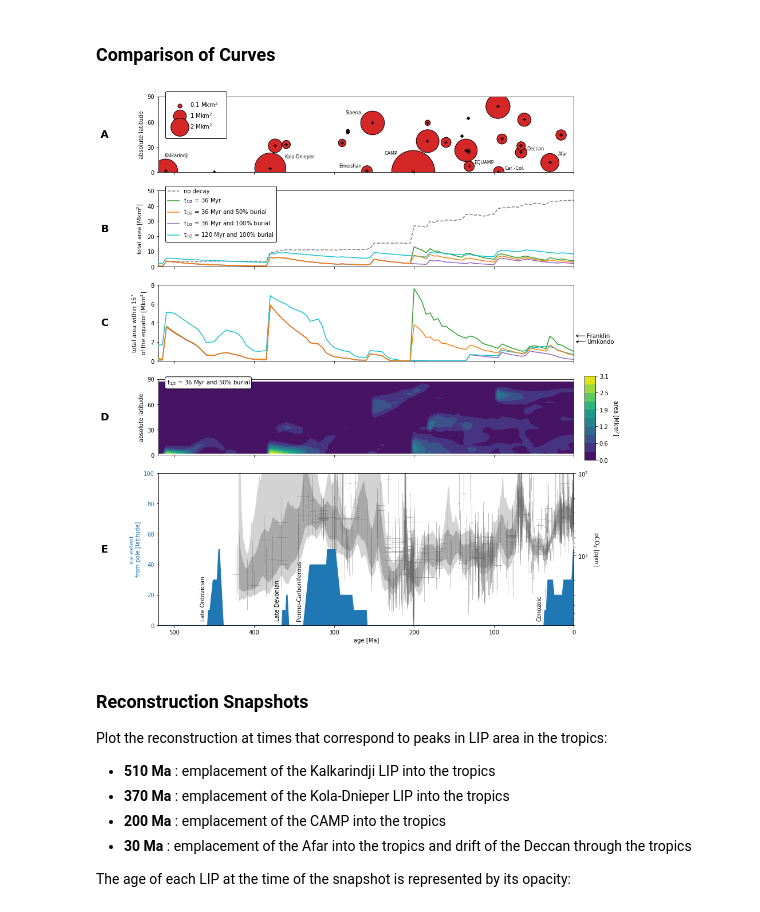
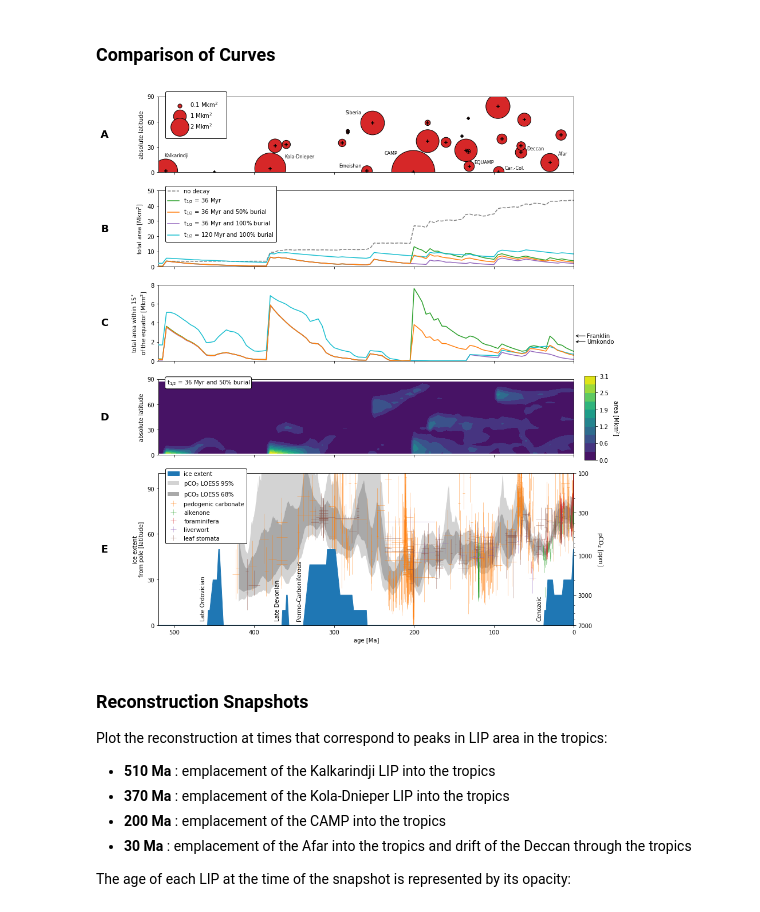
Before and after one commit to Swanson-Hysell-Group/2020_large_igneous_provinces, a Jupyter notebook: Code/LIP_Reconstruction.ipynb, the cells around one changed output. Cells and saved outputs as stored; diff of their text form; code cells hidden in the pictures.

Commit message:
differentiate between pCO2 proxies in figure, and output zonal areas for 10,15, and 20

```diff
--- a/Code/LIP_Reconstruction.ipynb
+++ b/Code/LIP_Reconstruction.ipynb
@@ -1008,69 +1005,73 @@ ax[3].text(-0.13, 0.5, 'D', fontweight='bold', fontsize=18,
 
 ### ICE EXTENT
 
-ax[4].fill_between(ice['AGE (MA)'], ice['LATITUDE FROM POLE'], color='C0')
+h1 = ax[4].fill_between(ice['AGE (MA)'], ice['LATITUDE FROM POLE'], color='C0', label='ice extent')
 ax[4].set_xlabel('age [Ma]')
-ax[4].set_ylabel('ice extent\nfrom pole [latitude]', color='C0')
-ax[4].tick_params(axis='y', labelcolor='C0')
+ax[4].set_ylabel('ice extent\nfrom pole [latitude]')
 ax[4].set_ylim(0,100)
+ax[4].set_yticks([0,30,60,90])
 ax[4].text(464, 3, 'Late Ordovician', rotation=90,
            horizontalalignment='center',verticalalignment='bottom')
 ax[4].text(371, 3, 'Late Devonian', rotation=90,
            horizontalalignment='center',verticalalignment='bottom')
 ax[4].text(344, 3, 'Permo-Carboniferous', rotation=90,
            horizontalalignment='center',verticalalignment='bottom')
 ax[4].text(43, 3, 'Cenozoic', rotation=90,
            horizontalalignment='center',verticalalignment='bottom')
 ax[4].text(-0.13, 0.5, 'E', fontweight='bold', fontsize=18,
            horizontalalignment='center',verticalalignment='center',transform=ax[4].transAxes)
 ax[4].patch.set_visible(False) # hide the 'canvas' so I can plot the pCO2 below it
 
 ### pCO2
 
 twinax = ax[4].twinx()
 twinax.set_zorder(ax[4].get_zorder()-1) # put the twinax behind
 twinax.set_yscale('log')
-twinax.fill_between(x=pCO2_LOESS['Age (Ma)'],y1=pCO2_LOESS['lw95%'],y2=pCO2_LOESS['up95%'],
-                    facecolor='lightgrey', zorder=1)
-twinax.fill_between(x=pCO2_LOESS['Age (Ma)'],y1=pCO2_LOESS['lw68%'],y2=pCO2_LOESS['up68%'],
-                    facecolor='darkgrey', zorder=2)
-twinax.errorbar(pCO2_alkenones['Age_Ma'], pCO2_alkenones['CO2_ppm'],
-                xerr=[pCO2_alkenones['Age_Ma']-pCO2_alkenones['Age_young'], pCO2_alkenones['Age_old']-pCO2_alkenones['Age_Ma']],
-                yerr=[pCO2_alkenones['CO2_ppm']-pCO2_alkenones['CO2_low'], pCO2_alkenones['CO2_high']-pCO2_alkenones['CO2_ppm']],
-                linestyle='none', elinewidth=0.5, alpha=0.8, c='dimgrey',
-                label='alkenone $\delta^{13}$C')
-twinax.errorbar(pCO2_boron['Age_Ma'], pCO2_boron['CO2_ppm'],
-                xerr=[pCO2_boron['Age_Ma']-pCO2_boron['Age_young'], pCO2_boron['Age_old']-pCO2_boron['Age_Ma']],
-                yerr=[pCO2_boron['CO2_ppm']-pCO2_boron['CO2_low'], pCO2_boron['CO2_high']-pCO2_boron['CO2_ppm']],
-                linestyle='none', elinewidth=0.5, alpha=0.8, c='dimgrey',
-                label='foraminifera boron isotopes')
-twinax.errorbar(pCO2_liverworts['Age_Ma'], pCO2_liverworts['CO2_ppm'],
-                xerr=[pCO2_liverworts['Age_Ma']-pCO2_liverworts['Age_young'], pCO2_liverworts['Age_old']-pCO2_liverworts['Age_Ma']],
-                yerr=[pCO2_liverworts['CO2_ppm']-pCO2_liverworts['CO2_low'], pCO2_liverworts['CO2_high']-pCO2_liverworts['CO2_ppm']],
-                linestyle='none', elinewidth=0.5, alpha=0.8, c='dimgrey',
-                label='liverwort $\delta^{13}$C')
-twinax.errorbar(pCO2_paleosols['Age_Ma'], pCO2_paleosols['CO2_ppm'],
-                xerr=[pCO2_paleosols['Age_Ma']-pCO2_paleosols['Age_young'], pCO2_paleosols['Age_old']-pCO2_paleosols['Age_Ma']],
-                yerr=[pCO2_paleosols['CO2_ppm']-pCO2_paleosols['CO2_low'], pCO2_paleosols['CO2_high']-pCO2_paleosols['CO2_ppm']],
-                linestyle='none', elinewidth=0.5, alpha=0.8, c='dimgrey',
-                label='pedogenic carbonate $\delta^{13}$C')
-twinax.errorbar(pCO2_stomat['Age_Ma'], pCO2_stomat['CO2_ppm'],
-                xerr=[pCO2_stomat['Age_Ma']-pCO2_stomat['Age_young'], pCO2_stomat['Age_old']-pCO2_stomat['Age_Ma']],
-                yerr=[pCO2_stomat['CO2_ppm']-pCO2_stomat['CO2_low'], pCO2_stomat['CO2_high']-pCO2_stomat['CO2_ppm']],
-                linestyle='none', elinewidth=0.5, alpha=0.8, c='dimgrey',
-                label='leaf stomata')
+h2 = twinax.fill_between(x=pCO2_LOESS['Age (Ma)'],y1=pCO2_LOESS['lw95%'],y2=pCO2_LOESS['up95%'],
+                         facecolor='lightgrey', zorder=1, label='pCO$_{2}$ LOESS 95%')
+h3 = twinax.fill_between(x=pCO2_LOESS['Age (Ma)'],y1=pCO2_LOESS['lw68%'],y2=pCO2_LOESS['up68%'],
+                         facecolor='darkgrey', zorder=2, label='pCO$_{2}$ LOESS 68%')
+h4 = twinax.errorbar(pCO2_paleosols['Age_Ma'], pCO2_paleosols['CO2_ppm'],
+                     xerr=[pCO2_paleosols['Age_Ma']-pCO2_paleosols['Age_young'], pCO2_paleosols['Age_old']-pCO2_paleosols['Age_Ma']],
+                     yerr=[pCO2_paleosols['CO2_ppm']-pCO2_paleosols['CO2_low'], pCO2_paleosols['CO2_high']-pCO2_paleosols['CO2_ppm']],
+                     linestyle='none', elinewidth=0.5, alpha=0.8, c='C1',
+                     label='pedogenic carbonate')
+h5 = twinax.errorbar(pCO2_alkenones['Age_Ma'], pCO2_alkenones['CO2_ppm'],
+                     xerr=[pCO2_alkenones['Age_Ma']-pCO2_alkenones['Age_young'], pCO2_alkenones['Age_old']-pCO2_alkenones['Age_Ma']],
+                     yerr=[pCO2_alkenones['CO2_ppm']-pCO2_alkenones['CO2_low'], pCO2_alkenones['CO2_high']-pCO2_alkenones['CO2_ppm']],
+                     linestyle='none', elinewidth=0.5, alpha=0.8, c='C2',
+                     label='alkenone')
+h6 = twinax.errorbar(pCO2_boron['Age_Ma'], pCO2_boron['CO2_ppm'],
+                     xerr=[pCO2_boron['Age_Ma']-pCO2_boron['Age_young'], pCO2_boron['Age_old']-pCO2_boron['Age_Ma']],
+                     yerr=[pCO2_boron['CO2_ppm']-pCO2_boron['CO2_low'], pCO2_boron['CO2_high']-pCO2_boron['CO2_ppm']],
+                     linestyle='none', elinewidth=0.5, alpha=0.8, c='C3',
+                     label='foraminifera')
+h7 = twinax.errorbar(pCO2_liverworts['Age_Ma'], pCO2_liverworts['CO2_ppm'],
+                     xerr=[pCO2_liverworts['Age_Ma']-pCO2_liverworts['Age_young'], pCO2_liverworts['Age_old']-pCO2_liverworts['Age_Ma']],
+                     yerr=[pCO2_liverworts['CO2_ppm']-pCO2_liverworts['CO2_low'], pCO2_liverworts['CO2_high']-pCO2_liverworts['CO2_ppm']],
+                     linestyle='none', elinewidth=0.5, alpha=0.8, c='C4',
+                     label='liverwort')
+h8 = twinax.errorbar(pCO2_stomat['Age_Ma'], pCO2_stomat['CO2_ppm'],
+                     xerr=[pCO2_stomat['Age_Ma']-pCO2_stomat['Age_young'], pCO2_stomat['Age_old']-pCO2_stomat['Age_Ma']],
+                     yerr=[pCO2_stomat['CO2_ppm']-pCO2_stomat['CO2_low'], pCO2_stomat['CO2_high']-pCO2_stomat['CO2_ppm']],
+                     linestyle='none', elinewidth=0.5, alpha=0.8, c='C5',
+                     label='leaf stomata')
 
 twinax.set_ylim(7000,100)
+twinax.set_yticks([7000,3000,1000,300,100])
+twinax.set_yticklabels([7000,3000,1000,300,100])
 twinax.set_ylabel('pCO$_{2}$ [ppm]', rotation=270, labelpad=20)
+ax[4].legend(handles=[h1,h2,h3,h4,h5,h6,h7,h8],
+             edgecolor='k',facecolor='white',loc='upper left',bbox_to_anchor=(0.01,1.05),framealpha=1)
 
 ### prettify
 
 ax[4].set_xlim(520,0)
 
 #plt.savefig('../Manuscript/Figures/LIP_Areas.pdf', bbox_inches='tight')
 plt.show(fig)
 # %% [output]
-[figure, old version]
+[figure, new version]
 # %% [markdown]
 ### Reconstruction Snapshots
 
```
Also changed, not shown: parts of 6 cells of this notebook, 2 other files.
